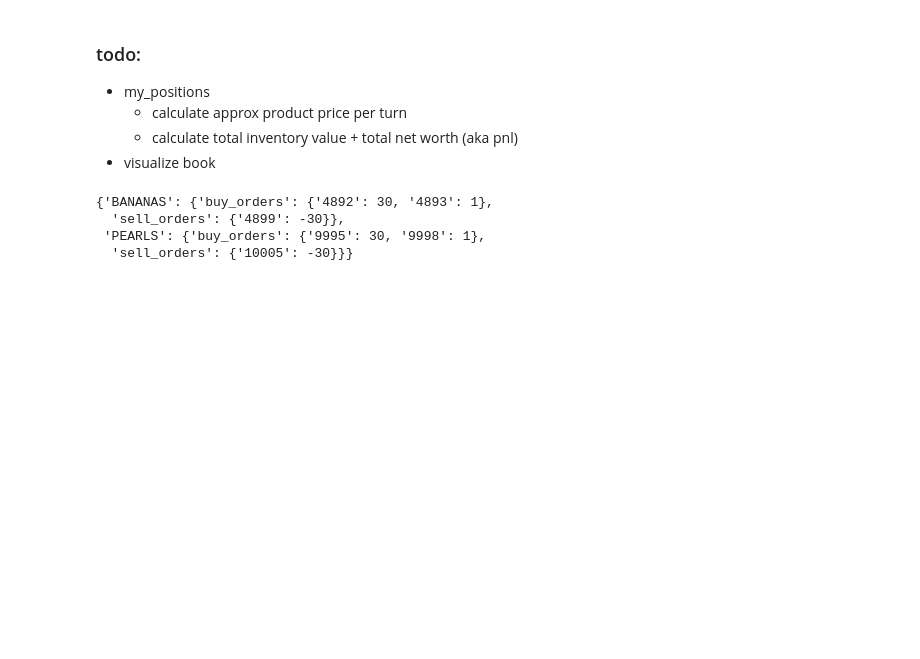
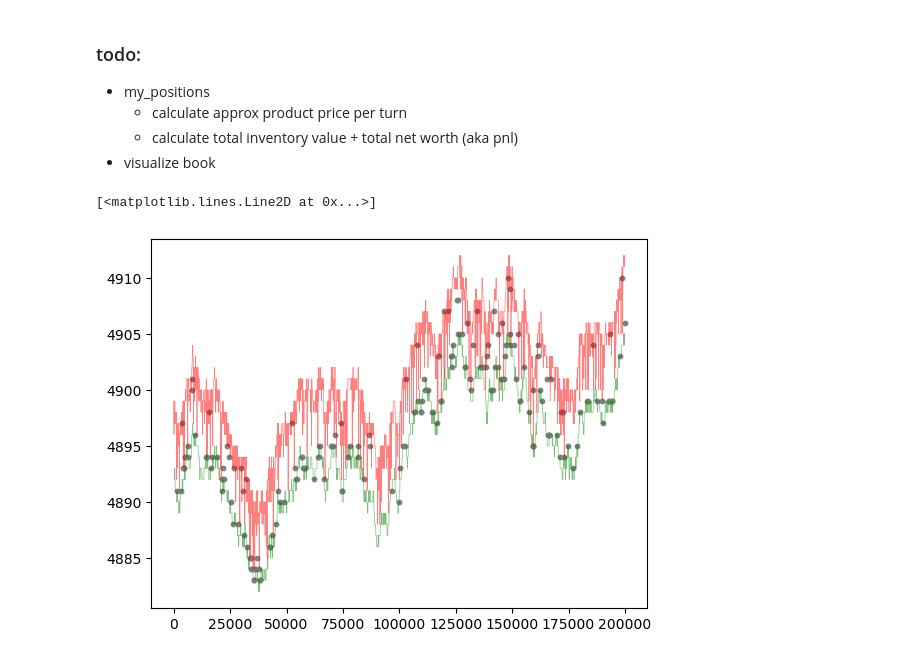
Before and after one commit to rzhan11/IMCTradingComp23, a Jupyter notebook: src/exploration.ipynb, the cells around one changed output. Drawn from its saved outputs; the diff is of its cells as text; code cells hidden in the pictures; blank space fills up the shorter version.

```diff
--- a/src/exploration.ipynb
+++ b/src/exploration.ipynb
@@ -154,31 +199,3 @@ my_positions["cash"] = cash_data
     - calculate approx product price per turn
     - calculate total inventory value + total net worth (aka pnl)
 - visualize book
-# %%
-df["book"][0]
-# %% [output]
-{'BANANAS': {'buy_orders': {'4892': 30, '4893': 1},
-  'sell_orders': {'4899': -30}},
- 'PEARLS': {'buy_orders': {'9995': 30, '9998': 1},
-  'sell_orders': {'10005': -30}}}
-# %%
-def process_book(book):
-    ret = {}
-    cols = ["price", "quantity"]
-    for sym in _symbols:
-        orders = {
-            "buy": pd.DataFrame(columns=cols),
-            "sell": pd.DataFrame(columns=cols),
-        }
-
-        if sym in book:
-            if "buy_orders" in book[sym]:
-                orders["buy"] = pd.DataFrame(book[sym]["buy_orders"].items(), columns=cols).sort_values(by="price", ascending=False)
-            if "sell_orders" in book[sym]:
-                orders["sell"] = pd.DataFrame(book[sym]["sell_orders"].items(), columns=cols).sort_values(by="price", ascending=True)
-
-        ret[sym] = orders
-    return ret
-
-
-df["book"] = df["book"].apply(process_book)
@@ -188,13 +202,24 @@ banana_trades = trade_df[trade_df["symbol"] == "BANANAS"]
 # %%
 # plot trades
-plt_df = pearl_trades
+
+sym = "BANANAS"
+
+plt_df = trade_df[trade_df["symbol"] == sym]
 
 my_buys = plt_df[plt_df["my_quantity"] > 0]
 my_sells = plt_df[plt_df["my_quantity"] < 0]
 their_trades = plt_df[plt_df["my_quantity"] == 0]
 
 plt.scatter(my_buys["time"], my_buys["price"], c="green", s=25)
 plt.scatter(my_sells["time"], my_sells["price"], c="red", s=25)
 plt.scatter(their_trades["time"], their_trades["price"], c="gray", s=10)
+
+
+# plot book
+plt.plot(df["time"], book_tops[f"{sym}_best_buy"], c="green", alpha=0.5, linewidth=0.5)
+plt.plot(df["time"], book_tops[f"{sym}_best_sell"], c="red", alpha=0.5, linewidth=0.5)
+# %% [output]
+[<matplotlib.lines.Line2D at 0x...>]
+[figure, added]
 # %%
 # plot trades
```
Also changed, not shown: parts of 10 cells of this notebook, 4 other files.
